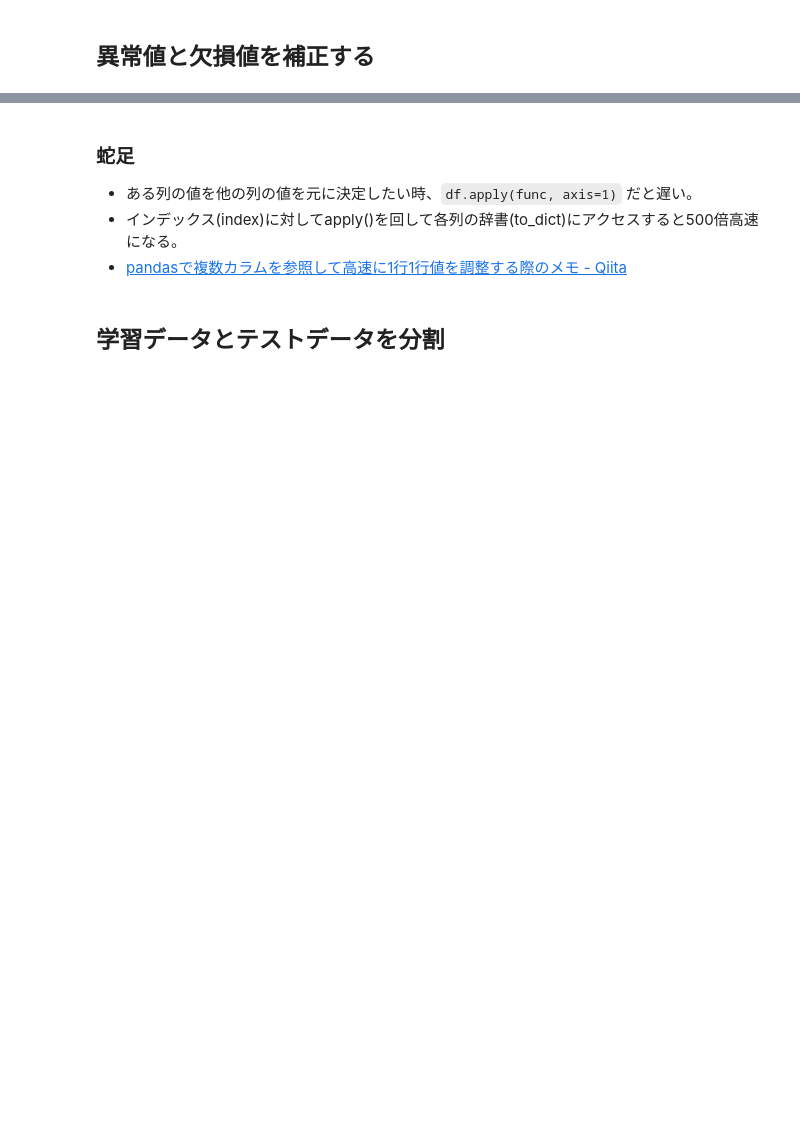
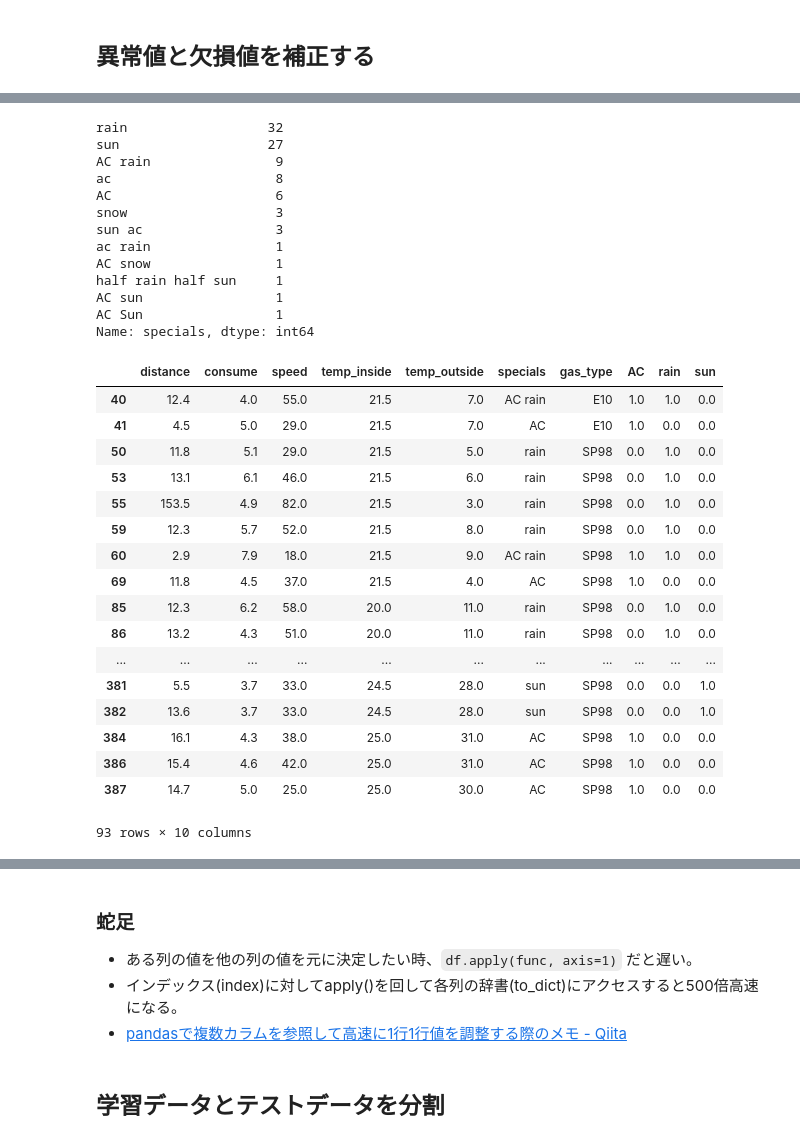
Before and after one commit to msuz/ml_tokyo_8, a Jupyter notebook: Day3_work_鈴木雅彦.ipynb, the cells around one changed output, grey strips where cells are left out. Cells and saved outputs as stored; diff of their text form; code cells hidden in the pictures; blank space fills up the shorter version.

```diff
--- a/Day3_work_鈴木雅彦.ipynb
+++ b/Day3_work_鈴木雅彦.ipynb
@@ -144,0 +178,41 @@ show_dataframe_info(df)
+# %%
+# specials(特記事項)の欠損値をどうするか
+
+# この列はgas_type(ガソリン種別), rain(雨), sun(晴れ)でほぼほぼ説明できる
+display(df['specials'].value_counts())
+display(df[df['specials'].notnull()])
+
+# 大して役に立たなそうなデータなので行ごと消してしまおう
+df = df.drop(columns=['specials'])
+# %% [output]
+rain                  32
+sun                   27
+AC rain                9
+ac                     8
+AC                     6
+snow                   3
+sun ac                 3
+ac rain                1
+AC snow                1
+half rain half sun     1
+AC sun                 1
+AC Sun                 1
+Name: specials, dtype: int64
+|  | distance | consume | speed | temp_inside | temp_outside | specials | gas_type | AC | rain | sun |
+| 40 | 12.4 | 4.0 | 55.0 | 21.5 | 7.0 | AC rain | E10 | 1.0 | 1.0 | 0.0 |
+| 41 | 4.5 | 5.0 | 29.0 | 21.5 | 7.0 | AC | E10 | 1.0 | 0.0 | 0.0 |
+| 50 | 11.8 | 5.1 | 29.0 | 21.5 | 5.0 | rain | SP98 | 0.0 | 1.0 | 0.0 |
+| 53 | 13.1 | 6.1 | 46.0 | 21.5 | 6.0 | rain | SP98 | 0.0 | 1.0 | 0.0 |
+| 55 | 153.5 | 4.9 | 82.0 | 21.5 | 3.0 | rain | SP98 | 0.0 | 1.0 | 0.0 |
+| 59 | 12.3 | 5.7 | 52.0 | 21.5 | 8.0 | rain | SP98 | 0.0 | 1.0 | 0.0 |
+| 60 | 2.9 | 7.9 | 18.0 | 21.5 | 9.0 | AC rain | SP98 | 1.0 | 1.0 | 0.0 |
+| 69 | 11.8 | 4.5 | 37.0 | 21.5 | 4.0 | AC | SP98 | 1.0 | 0.0 | 0.0 |
+| 85 | 12.3 | 6.2 | 58.0 | 20.0 | 11.0 | rain | SP98 | 0.0 | 1.0 | 0.0 |
+| 86 | 13.2 | 4.3 | 51.0 | 20.0 | 11.0 | rain | SP98 | 0.0 | 1.0 | 0.0 |
+| ... | ... | ... | ... | ... | ... | ... | ... | ... | ... | ... |
+| 381 | 5.5 | 3.7 | 33.0 | 24.5 | 28.0 | sun | SP98 | 0.0 | 0.0 | 1.0 |
+| 382 | 13.6 | 3.7 | 33.0 | 24.5 | 28.0 | sun | SP98 | 0.0 | 0.0 | 1.0 |
+| 384 | 16.1 | 4.3 | 38.0 | 25.0 | 31.0 | AC | SP98 | 1.0 | 0.0 | 0.0 |
+| 386 | 15.4 | 4.6 | 42.0 | 25.0 | 31.0 | AC | SP98 | 1.0 | 0.0 | 0.0 |
+| 387 | 14.7 | 5.0 | 25.0 | 25.0 | 30.0 | AC | SP98 | 1.0 | 0.0 | 0.0 |
+93 rows × 10 columns
```
Also changed, not shown: parts of 14 cells of this notebook.
